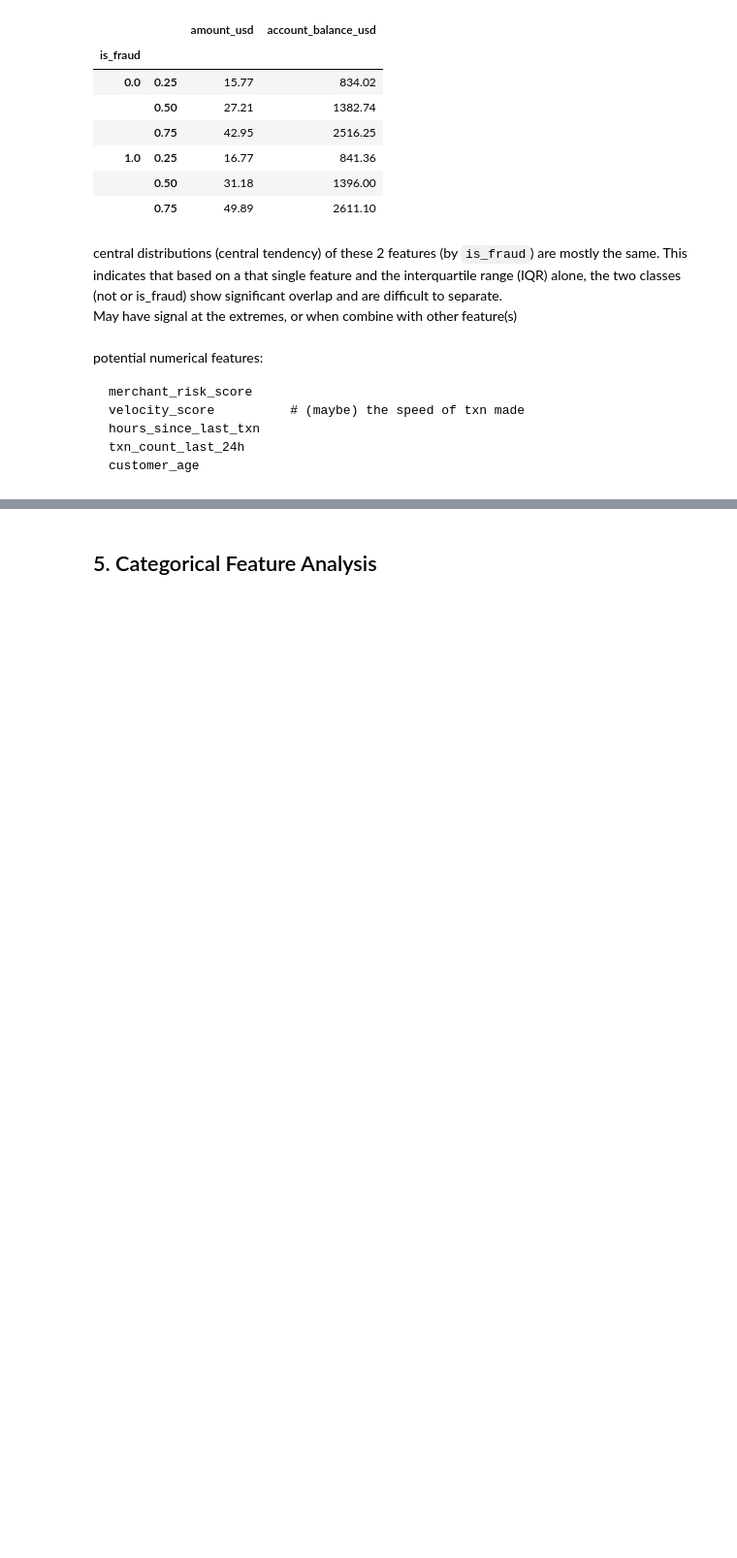
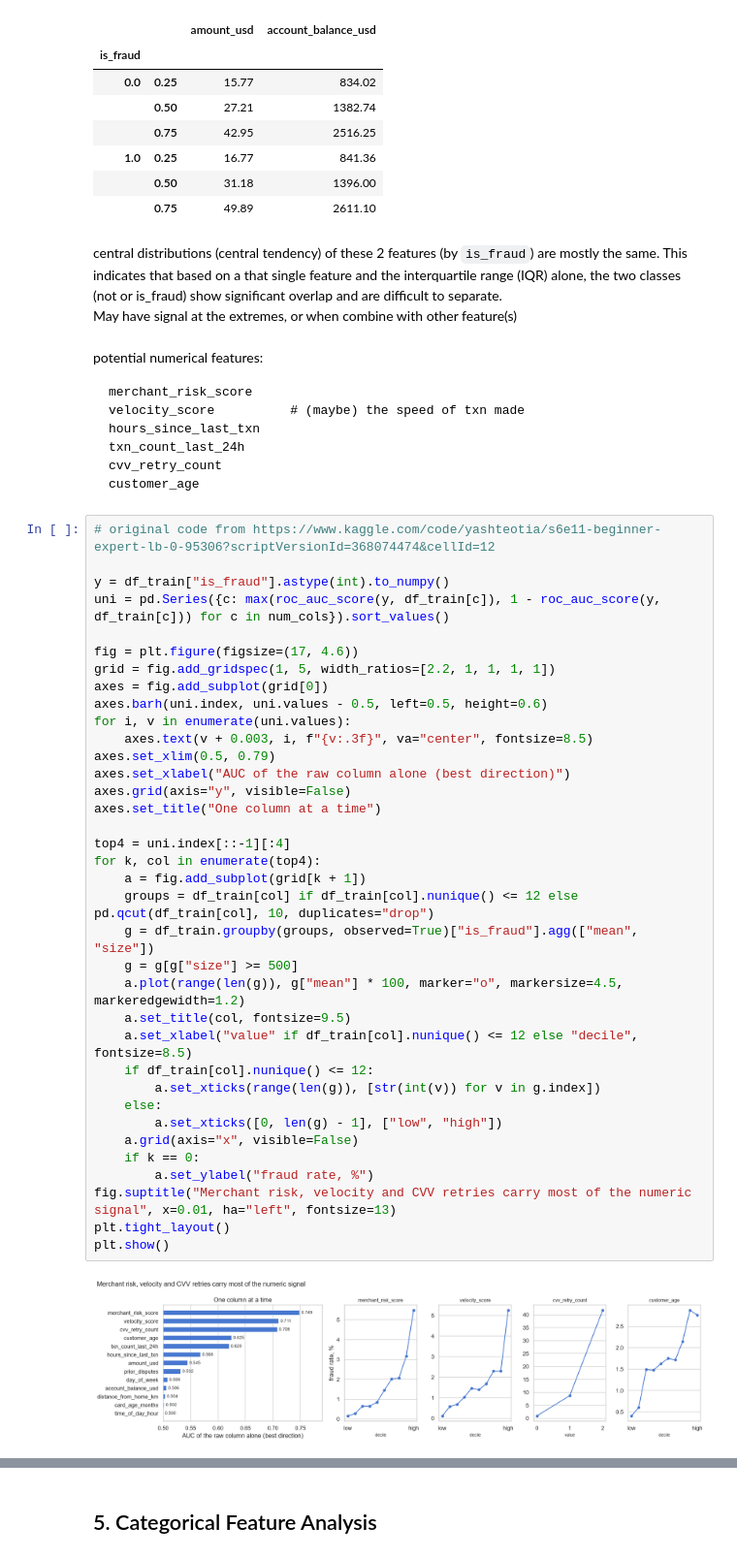
Before and after one commit to AnhTuHoangPahm/ML-Assignment, a Jupyter notebook: notebooks/eda.ipynb, the cells around one changed output, grey strips where cells are left out. Shown at 97% size. Drawn from its saved outputs; the diff is of its cells as text; blank space fills up the shorter version.

````diff
--- a/notebooks/eda.ipynb
+++ b/notebooks/eda.ipynb
@@ -185,5 +192,44 @@ merchant_risk_score
 velocity_score          # (maybe) the speed of txn made
 hours_since_last_txn
 txn_count_last_24h
+cvv_retry_count
 customer_age
 ```
+# %%
+# original code from https://www.kaggle.com/code/yashteotia/s6e11-beginner-expert-lb-0-95306?scriptVersionId=368074474&cellId=12
+
+y = df_train["is_fraud"].astype(int).to_numpy()
+uni = pd.Series({c: max(roc_auc_score(y, df_train[c]), 1 - roc_auc_score(y, df_train[c])) for c in num_cols}).sort_values()
+
+fig = plt.figure(figsize=(17, 4.6))
+grid = fig.add_gridspec(1, 5, width_ratios=[2.2, 1, 1, 1, 1])
+axes = fig.add_subplot(grid[0])
+axes.barh(uni.index, uni.values - 0.5, left=0.5, height=0.6)
+for i, v in enumerate(uni.values):
+    axes.text(v + 0.003, i, f"{v:.3f}", va="center", fontsize=8.5)
+axes.set_xlim(0.5, 0.79)
+axes.set_xlabel("AUC of the raw column alone (best direction)")
+axes.grid(axis="y", visible=False)
+axes.set_title("One column at a time")
+
+top4 = uni.index[::-1][:4]
+for k, col in enumerate(top4):
+    a = fig.add_subplot(grid[k + 1])
+    groups = df_train[col] if df_train[col].nunique() <= 12 else pd.qcut(df_train[col], 10, duplicates="drop")
+    g = df_train.groupby(groups, observed=True)["is_fraud"].agg(["mean", "size"])
+    g = g[g["size"] >= 500]
+    a.plot(range(len(g)), g["mean"] * 100, marker="o", markersize=4.5, markeredgewidth=1.2)
+    a.set_title(col, fontsize=9.5)
+    a.set_xlabel("value" if df_train[col].nunique() <= 12 else "decile", fontsize=8.5)
+    if df_train[col].nunique() <= 12:
+        a.set_xticks(range(len(g)), [str(int(v)) for v in g.index])
+    else:
+        a.set_xticks([0, len(g) - 1], ["low", "high"])
+    a.grid(axis="x", visible=False)
+    if k == 0:
+        a.set_ylabel("fraud rate, %")
+fig.suptitle("Merchant risk, velocity and CVV retries carry most of the numeric signal", x=0.01, ha="left", fontsize=13)
+plt.tight_layout()
+plt.show()
+# %% [output]
+[figure, added]
````
Also changed, not shown: parts of 36 cells of this notebook.
